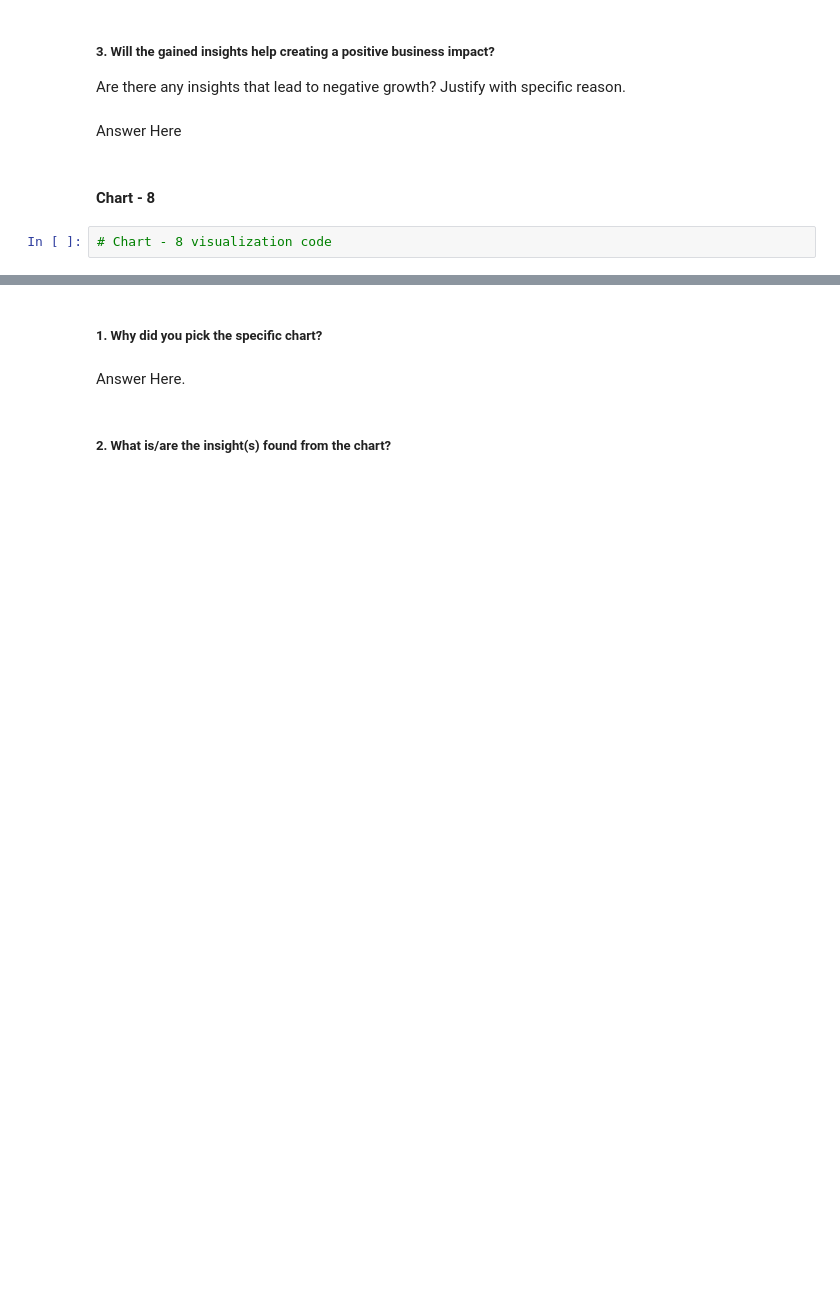
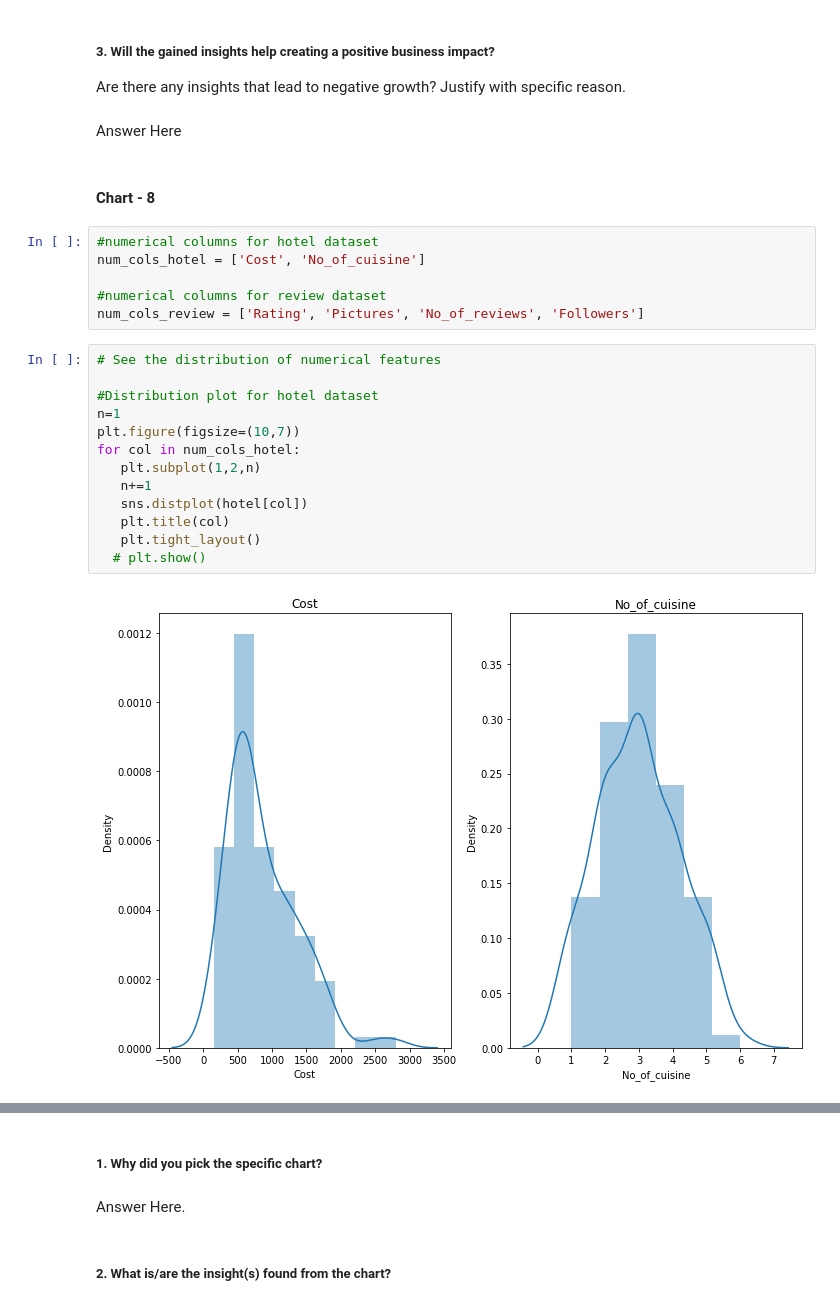
Before and after one commit to sonika-07/Zomato-Restaurant-Clustering-And-Sentiment-Analysis, a Jupyter notebook: Zomato_Restaurant_Clustering_And_Sentiment_Analysis.ipynb, the cells around one changed output, grey strips where cells are left out. Saved outputs shown, nothing was run; the diff lists cells and outputs as text; blank space fills up the shorter version.

```diff
--- a/Zomato_Restaurant_Clustering_And_Sentiment_Analysis.ipynb
+++ b/Zomato_Restaurant_Clustering_And_Sentiment_Analysis.ipynb
@@ -820,5 +821,24 @@ Are there any insights that lead to negative growth? Justify with specific reaso
 Answer Here
 # %% [markdown]
 #### Chart - 8
-# %%
-# Chart - 8 visualization code
+# %%
+#numerical columns for hotel dataset
+num_cols_hotel = ['Cost', 'No_of_cuisine']
+
+#numerical columns for review dataset
+num_cols_review = ['Rating', 'Pictures', 'No_of_reviews', 'Followers']
+# %%
+# See the distribution of numerical features
+
+#Distribution plot for hotel dataset
+n=1
+plt.figure(figsize=(10,7))
+for col in num_cols_hotel:
+   plt.subplot(1,2,n)
+   n+=1
+   sns.distplot(hotel[col])
+   plt.title(col)
+   plt.tight_layout()
+  # plt.show()
+# %% [output]
+[figure, added]
```
Also changed, not shown: parts of 20 cells of this notebook.
